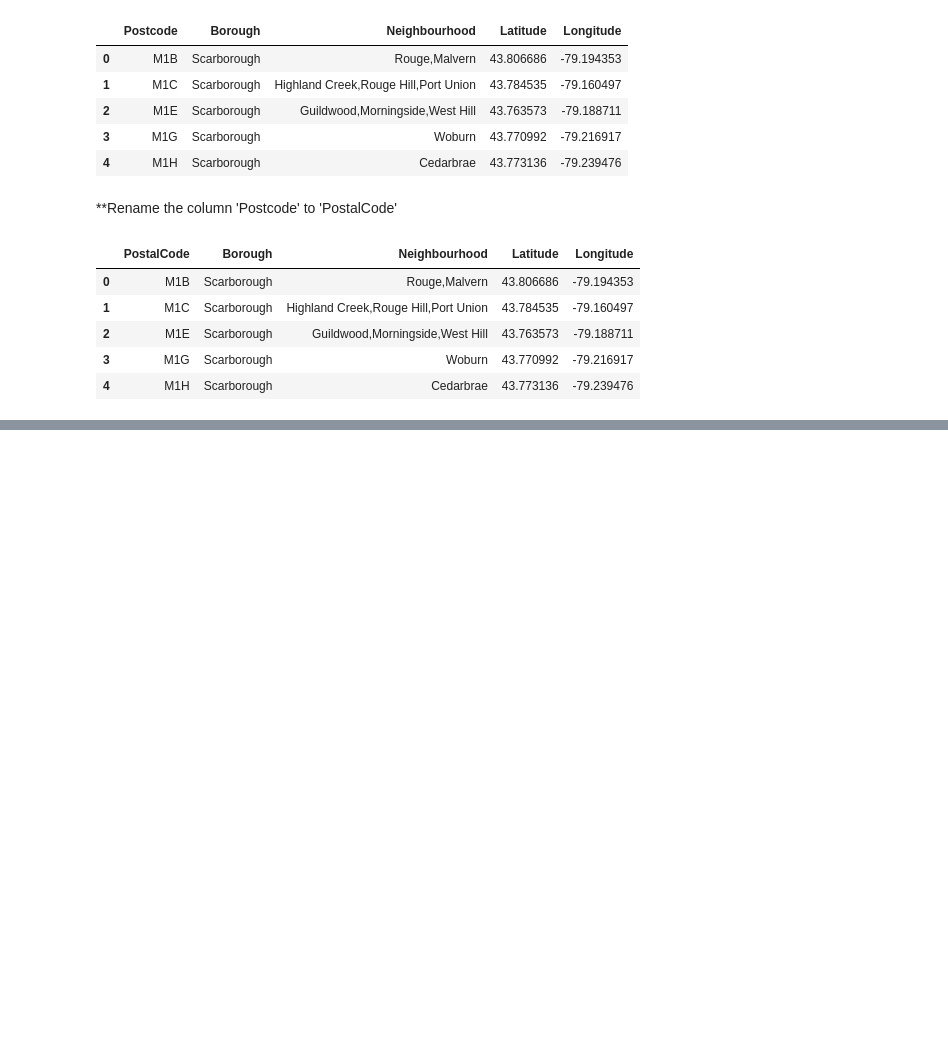
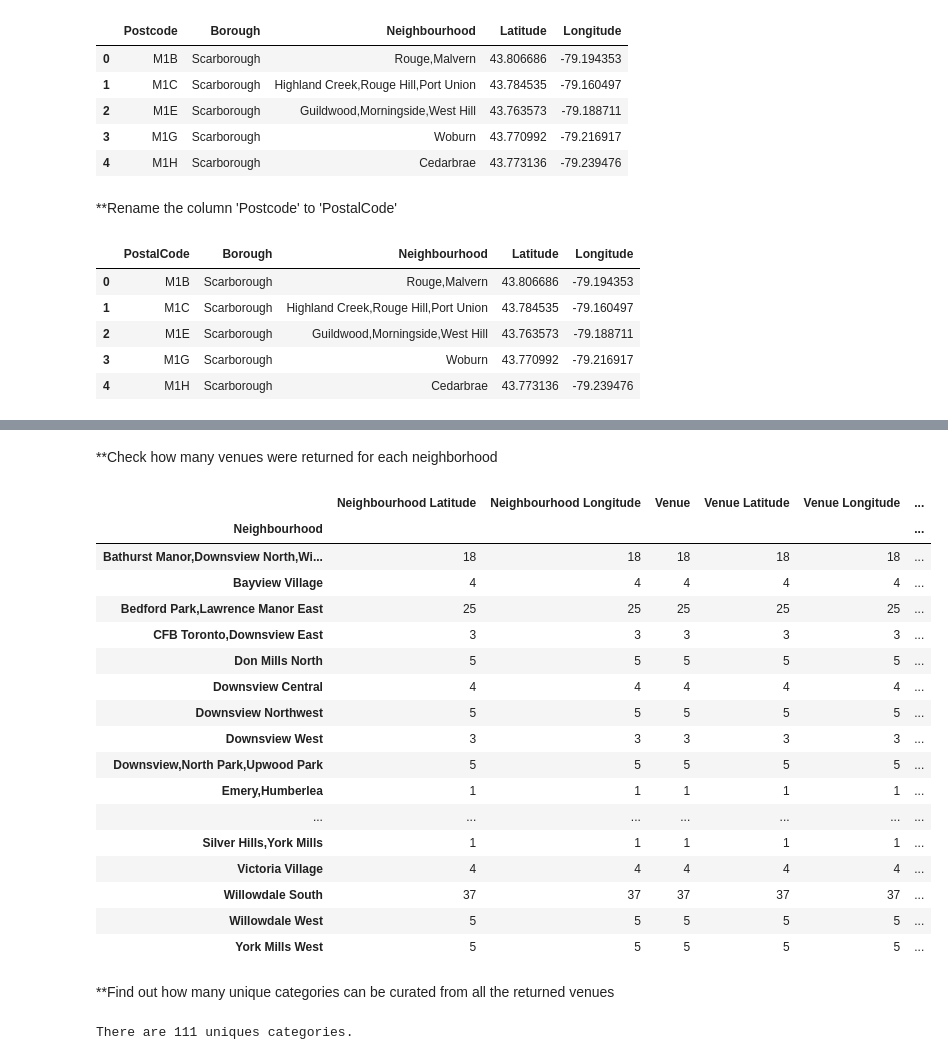
Before and after one commit to ivywangying/Coursera_Capstone, a Jupyter notebook: Toronto_Segmenting_and_Clustering_Neighbourhoods.ipynb, the cells around one changed output, grey strips where cells are left out. Cells and saved outputs as stored; diff of their text form; code cells hidden in the pictures; blank space fills up the shorter version.

```diff
--- a/Toronto_Segmenting_and_Clustering_Neighbourhoods.ipynb
+++ b/Toronto_Segmenting_and_Clustering_Neighbourhoods.ipynb
@@ -217,0 +375,12 @@ df_torgeo.head()
+# %%
+# function that extracts the category of the venue
+def get_category_type(row):
+    try:
+        categories_list = row['categories']
+    except:
+        categories_list = row['venue.categories']
+
+    if len(categories_list) == 0:
+        return None
+    else:
+        return categories_list[0]['name']
@@ -217,0 +497,29 @@ df_torgeo.head()
+# %% [markdown]
+**Check how many venues were returned for each neighborhood
+# %%
+nyork_venues.groupby('Neighbourhood').count()
+# %% [output]
+|  | Neighbourhood Latitude | Neighbourhood Longitude | Venue | Venue Latitude | Venue Longitude | ... |
+| Neighbourhood |  |  |  |  |  | ... |
+| Bathurst Manor,Downsview North,Wi... | 18 | 18 | 18 | 18 | 18 | ... |
+| Bayview Village | 4 | 4 | 4 | 4 | 4 | ... |
+| Bedford Park,Lawrence Manor East | 25 | 25 | 25 | 25 | 25 | ... |
+| CFB Toronto,Downsview East | 3 | 3 | 3 | 3 | 3 | ... |
+| Don Mills North | 5 | 5 | 5 | 5 | 5 | ... |
+| Downsview Central | 4 | 4 | 4 | 4 | 4 | ... |
+| Downsview Northwest | 5 | 5 | 5 | 5 | 5 | ... |
+| Downsview West | 3 | 3 | 3 | 3 | 3 | ... |
+| Downsview,North Park,Upwood Park | 5 | 5 | 5 | 5 | 5 | ... |
+| Emery,Humberlea | 1 | 1 | 1 | 1 | 1 | ... |
+| ... | ... | ... | ... | ... | ... | ... |
+| Silver Hills,York Mills | 1 | 1 | 1 | 1 | 1 | ... |
+| Victoria Village | 4 | 4 | 4 | 4 | 4 | ... |
+| Willowdale South | 37 | 37 | 37 | 37 | 37 | ... |
+| Willowdale West | 5 | 5 | 5 | 5 | 5 | ... |
+| York Mills West | 5 | 5 | 5 | 5 | 5 | ... |
+# %% [markdown]
+**Find out how many unique categories can be curated from all the returned venues
+# %%
+print('There are {} uniques categories.'.format(len(nyork_venues['Venue Category'].unique())))
+# %% [output]
+There are 111 uniques categories.
```
Also changed, not shown: parts of 77 cells of this notebook.
